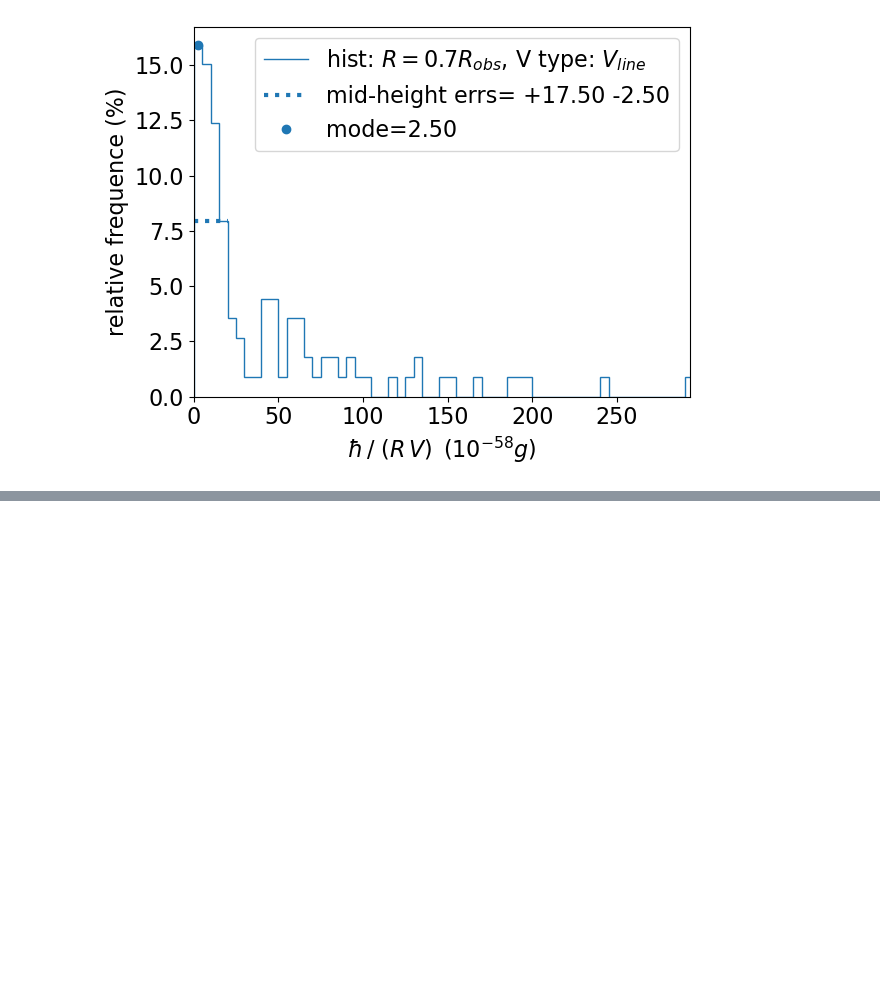
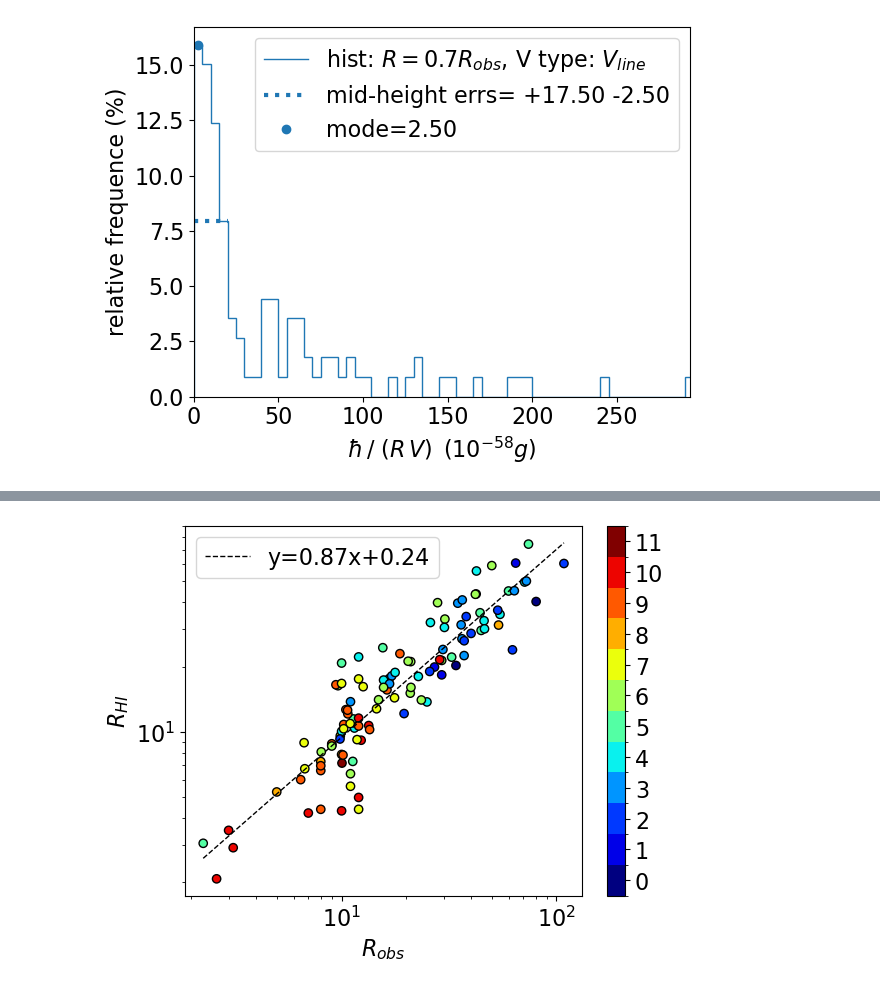
Before and after one commit to GaiaMarangon/PhD-SPARC_analysis, a Jupyter notebook: sparcRVelements.ipynb, the cells around one changed output, grey strips where cells are left out. Drawn from its saved outputs; the diff is of its cells as text; code cells hidden in the pictures; blank space fills up the shorter version.

```diff
--- a/sparcRVelements.ipynb
+++ b/sparcRVelements.ipynb
@@ -478,0 +495,96 @@ list
+# %%
+#parameters - select reference R
+percR = 1.0
+# figure settings
+cmap = plt.cm.jet
+norm = colors.BoundaryNorm(np.arange(-0.5, 12, 1), cmap.N)
+
+#----------------------------------------------------------------------
+#function to load elements
+def loadElems(dirIn="Results",fileIn="RVelements.dat"):
+    elements_list = []
+    with open(dirIn+"/"+fileIn, "r") as file1:
+        for line in file1.readlines()[1:]:
+            row = line.split(" ")
+            row[2:] = [float(r) for r in row[2:]]
+            row[1] = int(row[1])
+            row[4] = int(row[4])
+            row[5] = int(row[5])
+            elements_list.append(row)
+    return elements_list
+
+#----------------------------------------------------------------------
+#load elements (R,V)
+elements_list = loadElems()
+#select R
+if [el.index(percR) for el in elements_list] == []:
+    print("Percentage not valid")
+    rObs_list = []
+else:
+    rObs_list = np.array([el[el.index(percR)+1] for el in elements_list])
+    labelR = f"$R = {percR:.1f}R_{{obs}}$"
+
+#load table
+table = readTable1()
+#load indexes
+idx_data = [el[1] for el in elements_list]
+
+# lists of data
+rHI_list  = np.array([table[k]["RHI"] for k in idx_data])
+rDisk_list  = np.array([table[k]["Rdisk"] for k in idx_data])
+rObs_list = R_list
+L36_list  = np.array([table[k]["L[3.6]"] for k in idx_data])
+hType_list = np.array([table[k]["T"] for k in idx_data])
+
+# fits
+mHI, qHI = np.polyfit(np.log(rObs_list[ np.where(rHI_list != 0) ]),np.log(rHI_list[ np.where(rHI_list != 0) ]),1)      # log-log linear fit, Robs = b*L36^a
+mD, qD = np.polyfit(np.log(rObs_list),np.log(rDisk_list),1)
+mRoL, qRoL = np.polyfit(np.log(L36_list),np.log(rObs_list),1)
+
+# domains for plotting fits
+rObsEdges = np.array([np.min(rObs_list),np.max(rObs_list)])
+L36Edges  =  np.array([np.min(L36_list),np.max(L36_list)])
+
+#--- RHI versus Robs
+plt.figure()
+plt.xscale("linear")
+plt.yscale("linear")
+plt.xscale("log")
+plt.yscale("log")
+# plt.plot([0,100],[0,100],':',color="black",linewidth=1,label="y=x")
+plt.plot(rObsEdges,np.exp(qHI)*rObsEdges**mHI,'--',color="black",linewidth=1,label=f"y={mHI:.2f}x{qHI:+.2f}")
+plt.scatter(rObs_list,rHI_list,c=hType_list, cmap=cmap, norm=norm, ec='k',label="")
+plt.colorbar(ticks=np.linspace(0, 11, 12))
+plt.xlabel(f"$R_{{obs}}$")
+plt.ylabel(f"$R_{{HI}}$")
+plt.legend()
+# plt.axis('scaled')
+
+#--- RDisk versus Robs
+plt.figure()
+plt.xscale("linear")
+plt.yscale("linear")
+plt.xscale("log")
+plt.yscale("log")
+# plt.plot([0,14],[0,14],':',color="black",linewidth=1,label="y=x")
+plt.plot(rObsEdges,np.exp(qD)*rObsEdges**mD,'--',color="black",linewidth=1,label=f"y={mD:.2f}x{qD:+.2f}")
+plt.scatter(rObs_list,rDisk_list,c=hType_list, cmap=cmap, norm=norm, ec='k',label="")
+plt.colorbar(ticks=np.linspace(0, 11, 12))
+plt.xlabel(f"$R_{{obs}}$")
+plt.ylabel(f"$R_{{Disk}}$")
+plt.legend()
+# plt.axis('scaled')
+
+#--- RObs versus luminosity
+plt.figure()
+plt.xscale("log")
+plt.yscale("log")
+# plt.plot([0,14],[0,14],':',color="black",linewidth=1,label="y=x")
+plt.plot(L36Edges,np.exp(qRoL)*L36Edges**mRoL,'--',color="black",linewidth=1,label=f"y={mD:.2f}x{qD:+.2f}")
+plt.scatter(L36_list,rObs_list,c=hType_list, cmap=cmap, norm=norm, ec='k',label="")
+plt.colorbar(ticks=np.linspace(0, 11, 12))
+plt.xlabel(f"$L[3.6]$")
+plt.ylabel(f"$R_{{obs}}$")
+plt.legend()
+# plt.axis('scaled')
+# %% [output]
@@ -478,0 +592 @@ list
+[figure, added]
```
Also changed, not shown: parts of 7 cells of this notebook, 2 other files.
